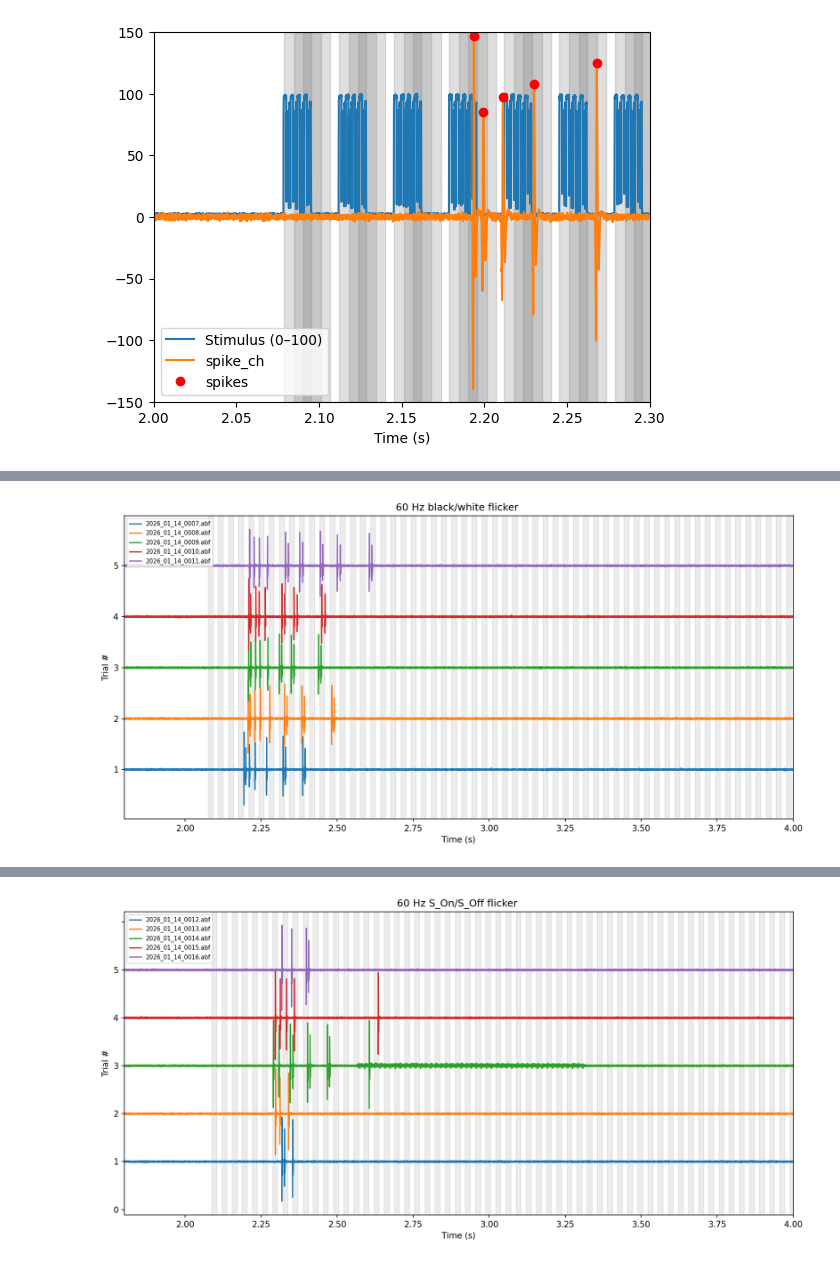
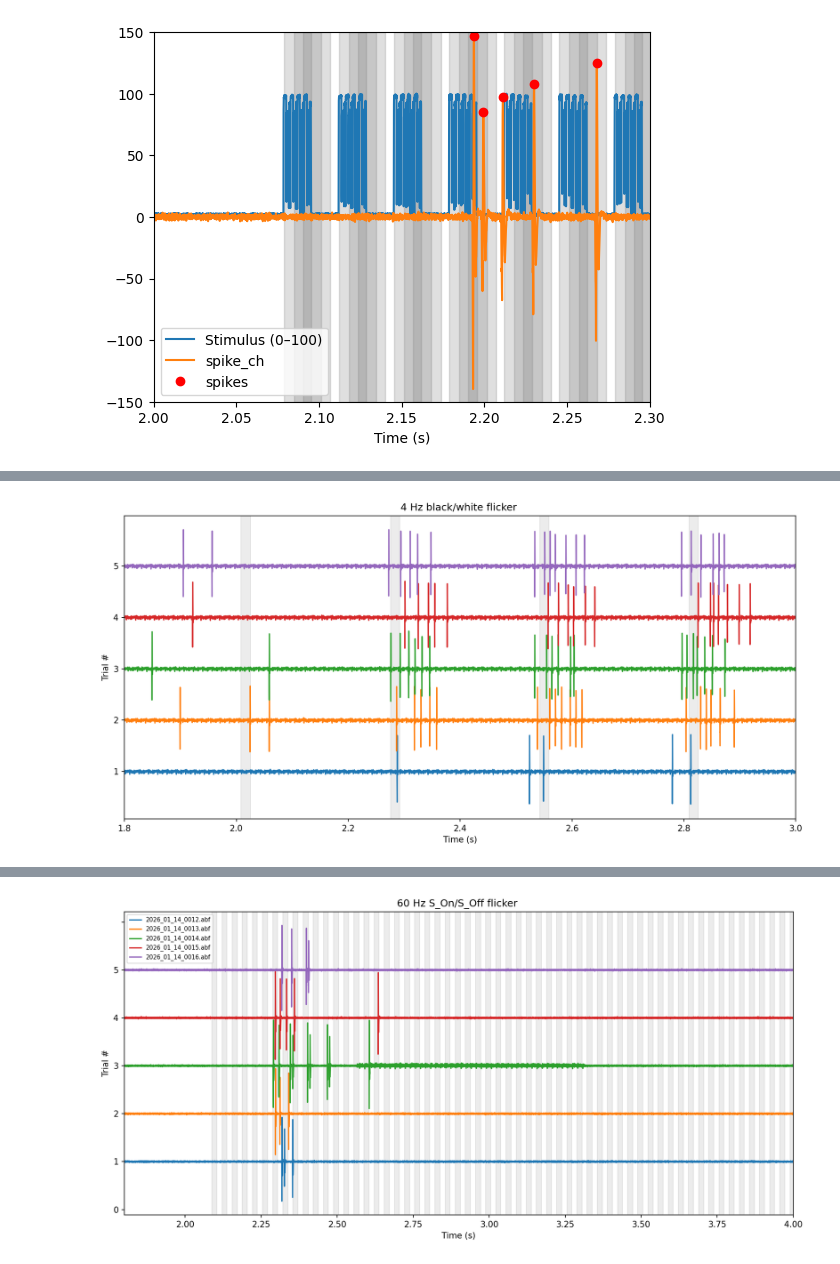
Before and after one commit to bkim346/Neitz_Analysis_Suite, a Jupyter notebook: testingbed.ipynb, the cells around one changed output, grey strips where cells are left out. Cells and saved outputs as stored; diff of their text form; code cells hidden in the pictures.

```diff
--- a/testingbed.ipynb
+++ b/testingbed.ipynb
@@ -194,12 +265,12 @@ from Neitz import Neitz
 from pathlib import Path
 
 FRAME_S = 1/60
-ANCHOR_MIN_GAP_S = 0.03
+ANCHOR_MIN_GAP_S = 0.25
 CAL_DELAY_S = -0.00295
 
-START_NUM, END_NUM = 7, 11
-DATE_STR = "2026_01_14"
-Y_OFFSET_MV = 200
+START_NUM, END_NUM = 0, 4
+DATE_STR = "2026_02_04"
+Y_OFFSET_MV = 500
 thr = 50
 
 fig, ax = plt.subplots(figsize=(12, 6), dpi=150)
@@ -215,34 +286,34 @@ for k, n in enumerate(range(START_NUM, END_NUM + 1)):
     y = laser.spike_ch + k * Y_OFFSET_MV
     ax.plot(laser.time_vec, y, label=f"{fname}")
 
 
     if anchor_t_firstfile is None:
         stim = -laser.stim_ch
         stim = stim - stim.min()
         stim = stim / stim.max() * 100
 
         rise = np.where(np.diff((stim > thr).astype(int)) == 1)[0] + 1
         rise_t = laser.time_vec[rise]
 
         anchor_t = []
         last_t = -1e9
         for t0 in rise_t:
             if (t0 - last_t) >= ANCHOR_MIN_GAP_S:
                 anchor_t.append(t0)
                 last_t = t0
         anchor_t_firstfile = np.asarray(anchor_t) + CAL_DELAY_S
 
 
 for t0 in anchor_t_firstfile:
     ax.axvspan(t0, t0 + FRAME_S, color="grey", alpha=0.15)
 
-ax.set_xlim(1.8, 4)
+ax.set_xlim(1.8, 3)
 ax.set_xlabel("Time (s)")
 ax.set_ylabel("Trial #")
 ax.set_yticklabels([0,1,2,3,4,5])
-ax.set_title("60 Hz black/white flicker ")
-ax.legend(fontsize=7, loc="upper left")
+ax.set_title("4 Hz black/white flicker ")
+# ax.legend(fontsize=7, loc="upper left")
 plt.tight_layout()
 plt.show()
 # %% [output]
-[figure, old version]
+[figure, new version]
```
Also changed, not shown: parts of 5 cells of this notebook, 13 other files.
